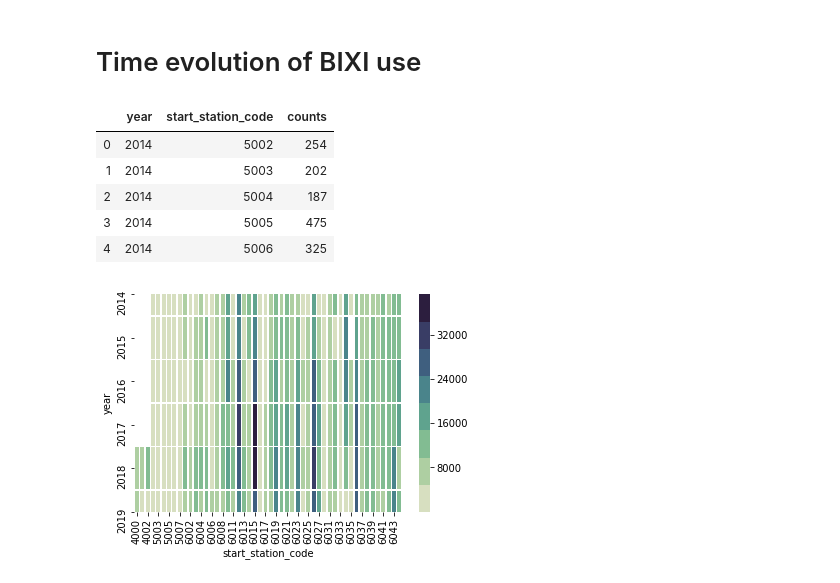
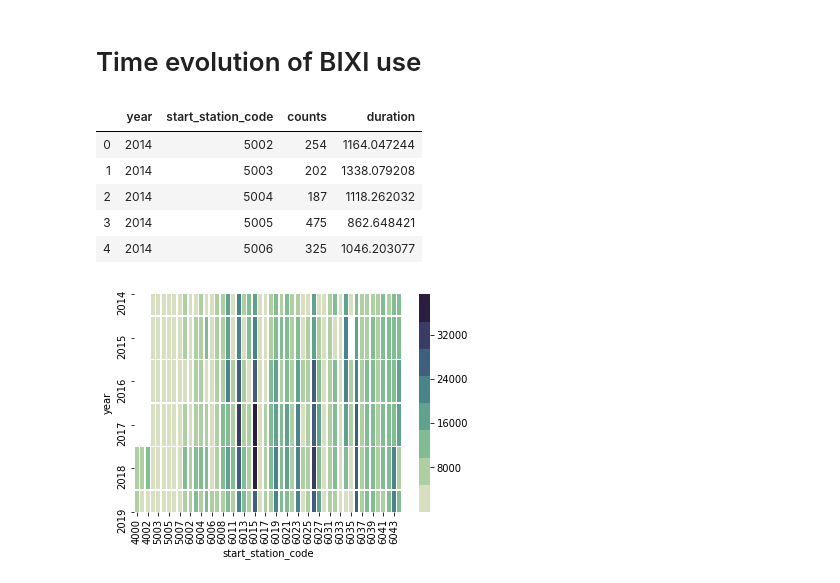
Before and after one commit to daviskia/ada-project-deep-penguin, a Jupyter notebook: BixiAnalysis.ipynb, the cells around one changed output. Saved outputs shown, nothing was run; the diff lists cells and outputs as text; code cells hidden in the pictures.

```diff
--- a/BixiAnalysis.ipynb
+++ b/BixiAnalysis.ipynb
@@ -130,14 +130,17 @@ stations = pd.read_pickle("../stations")
 # %%
 #station use count
 station_use = data.groupby(['year','start_station_code']).size().reset_index(name='counts')
+use_dur = data[['year','start_station_code','duration_sec']].groupby(['year','start_station_code']).mean().reset_index()
+station_use['duration'] = use_dur['duration_sec']
+
 station_use.head()
 # %% [output]
-|  | year | start_station_code | counts |
-| 0 | 2014 | 5002 | 254 |
-| 1 | 2014 | 5003 | 202 |
-| 2 | 2014 | 5004 | 187 |
-| 3 | 2014 | 5005 | 475 |
-| 4 | 2014 | 5006 | 325 |
+|  | year | start_station_code | counts | duration |
+| 0 | 2014 | 5002 | 254 | 1164.047244 |
+| 1 | 2014 | 5003 | 202 | 1338.079208 |
+| 2 | 2014 | 5004 | 187 | 1118.262032 |
+| 3 | 2014 | 5005 | 475 | 862.648421 |
+| 4 | 2014 | 5006 | 325 | 1046.203077 |
 # %%
 plot = station_use.pivot('year', 'start_station_code', 'counts')
 sns.heatmap(plot.iloc[:,0:50], linewidth=0.5, cmap=sns.cubehelix_palette(8, start=.5, rot=-.75))
```
Also changed, not shown: parts of 4 cells of this notebook, 1 other file.
